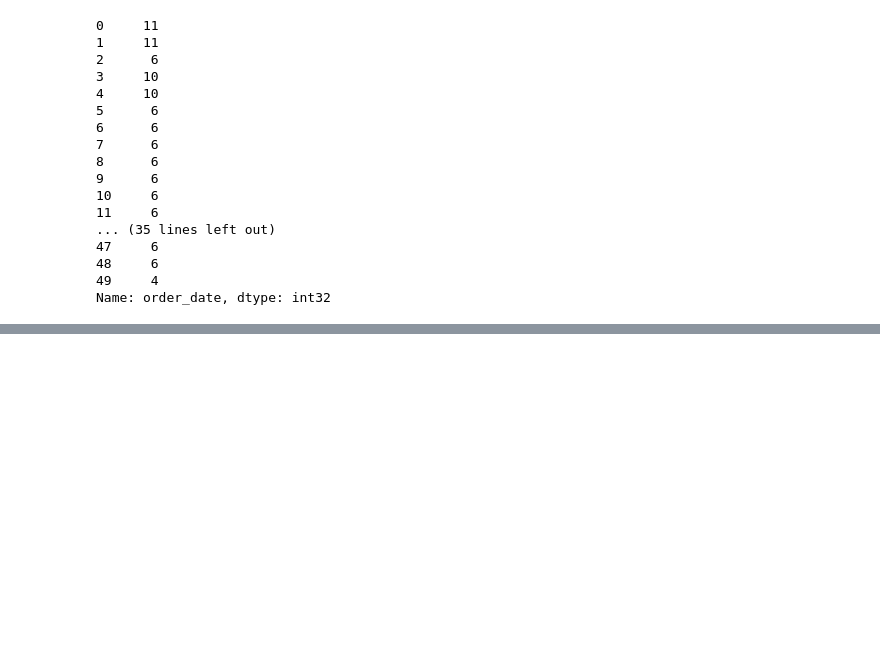
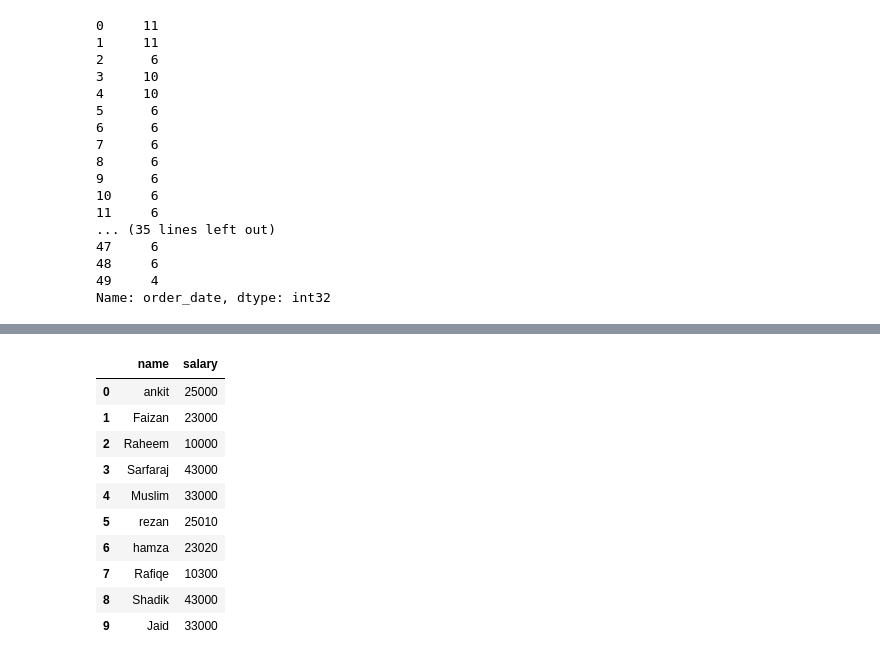
Before and after one commit to mohdayan3060-web/Fundamentals_of-_DE, a Jupyter notebook: Pandas/Demo02.ipynb, the cells around one changed output, grey strips where cells are left out. Cells and saved outputs as stored; diff of their text form; code cells hidden in the pictures; blank space fills up the shorter version.

```diff
--- a/Pandas/Demo02.ipynb
+++ b/Pandas/Demo02.ipynb
@@ -327,0 +407,29 @@ order.sample(5)
+# %%
+# combining dataframe
+df1={
+
+    "name":['ankit','Faizan','Raheem','Sarfaraj','Muslim'],
+    "salary":[25000,23000,10000,43000,33000]
+
+}
+df2={
+
+    "name":['rezan','hamza','Rafiqe','Shadik','Jaid'],
+    "salary":[25010,23020,10300,43000,33000]
+
+}
+df1=pd.DataFrame(df1)
+df2=pd.DataFrame(df2)
+pd.concat([df1,df2],ignore_index=True)
+# %% [output]
+|  | name | salary |
+| 0 | ankit | 25000 |
+| 1 | Faizan | 23000 |
+| 2 | Raheem | 10000 |
+| 3 | Sarfaraj | 43000 |
+| 4 | Muslim | 33000 |
+| 5 | rezan | 25010 |
+| 6 | hamza | 23020 |
+| 7 | Rafiqe | 10300 |
+| 8 | Shadik | 43000 |
+| 9 | Jaid | 33000 |
```
Also changed, not shown: parts of 12 cells of this notebook, 1 other file.
